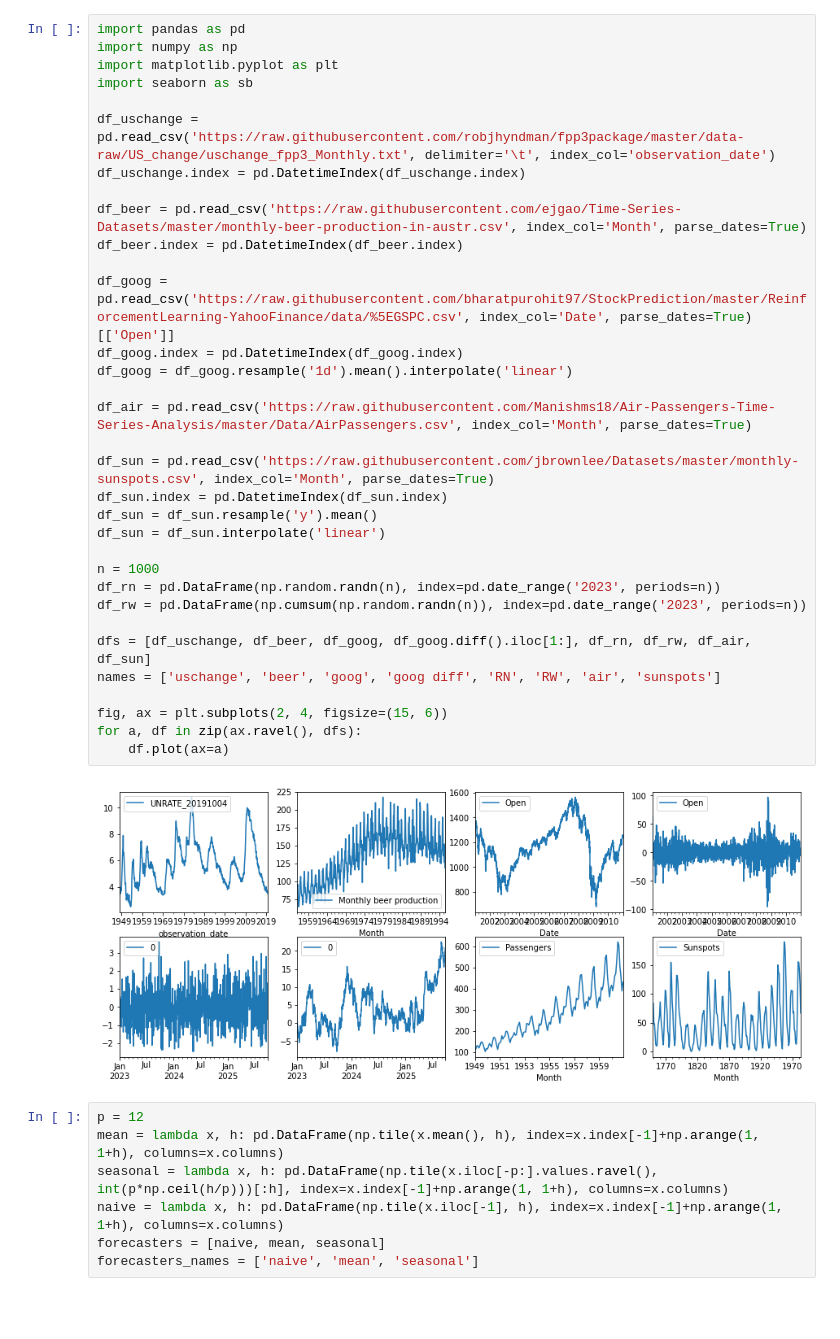
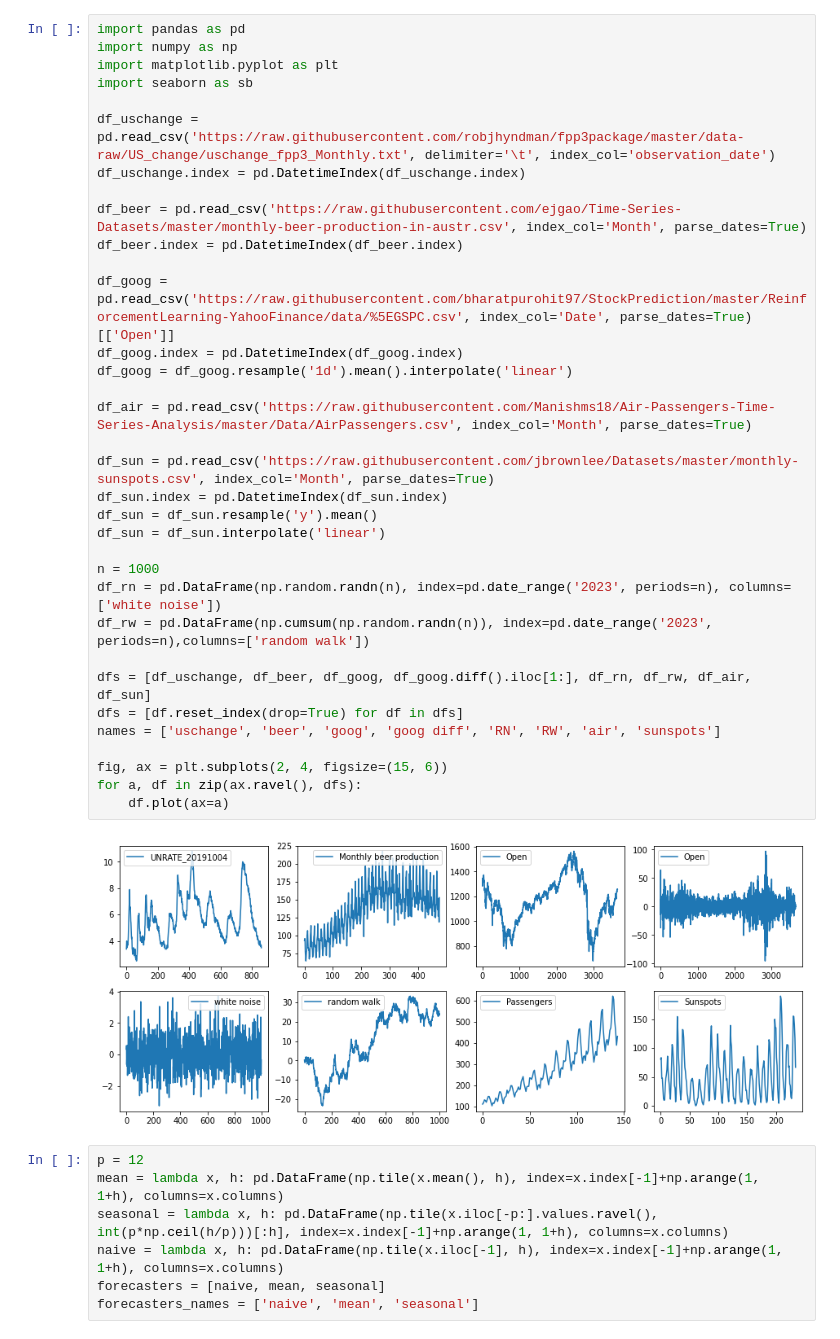
Before and after one commit to nepslor/teaching, a Jupyter notebook: TimeSeriesForecasting/solutions/Benchmark_models_and_bootstrap.ipynb, the cells around one changed output. Saved outputs shown, nothing was run; the diff lists cells and outputs as text; blank space fills up the shorter version.

```diff
--- a/TimeSeriesForecasting/solutions/Benchmark_models_and_bootstrap.ipynb
+++ b/TimeSeriesForecasting/solutions/Benchmark_models_and_bootstrap.ipynb
@@ -22,36 +22,37 @@ import pandas as pd
 import numpy as np
 import matplotlib.pyplot as plt
 import seaborn as sb
 
 df_uschange = pd.read_csv('https://raw.githubusercontent.com/robjhyndman/fpp3package/master/data-raw/US_change/uschange_fpp3_Monthly.txt', delimiter='\t', index_col='observation_date')
 df_uschange.index = pd.DatetimeIndex(df_uschange.index)
 
 df_beer = pd.read_csv('https://raw.githubusercontent.com/ejgao/Time-Series-Datasets/master/monthly-beer-production-in-austr.csv', index_col='Month', parse_dates=True)
 df_beer.index = pd.DatetimeIndex(df_beer.index)
 
 df_goog = pd.read_csv('https://raw.githubusercontent.com/bharatpurohit97/StockPrediction/master/ReinforcementLearning-YahooFinance/data/%5EGSPC.csv', index_col='Date', parse_dates=True)[['Open']]
 df_goog.index = pd.DatetimeIndex(df_goog.index)
 df_goog = df_goog.resample('1d').mean().interpolate('linear')
 
 df_air = pd.read_csv('https://raw.githubusercontent.com/Manishms18/Air-Passengers-Time-Series-Analysis/master/Data/AirPassengers.csv', index_col='Month', parse_dates=True)
 
 df_sun = pd.read_csv('https://raw.githubusercontent.com/jbrownlee/Datasets/master/monthly-sunspots.csv', index_col='Month', parse_dates=True)
 df_sun.index = pd.DatetimeIndex(df_sun.index)
 df_sun = df_sun.resample('y').mean()
 df_sun = df_sun.interpolate('linear')
 
 n = 1000
-df_rn = pd.DataFrame(np.random.randn(n), index=pd.date_range('2023', periods=n))
-df_rw = pd.DataFrame(np.cumsum(np.random.randn(n)), index=pd.date_range('2023', periods=n))
+df_rn = pd.DataFrame(np.random.randn(n), index=pd.date_range('2023', periods=n), columns=['white noise'])
+df_rw = pd.DataFrame(np.cumsum(np.random.randn(n)), index=pd.date_range('2023', periods=n),columns=['random walk'])
 
 dfs = [df_uschange, df_beer, df_goog, df_goog.diff().iloc[1:], df_rn, df_rw, df_air, df_sun]
+dfs = [df.reset_index(drop=True) for df in dfs]
 names = ['uschange', 'beer', 'goog', 'goog diff', 'RN', 'RW', 'air', 'sunspots']
 
 fig, ax = plt.subplots(2, 4, figsize=(15, 6))
 for a, df in zip(ax.ravel(), dfs):
     df.plot(ax=a)
 # %% [output]
-[figure, old version]
+[figure, new version]
 # %%
 p = 12
 mean = lambda x, h: pd.DataFrame(np.tile(x.mean(), h), index=x.index[-1]+np.arange(1, 1+h), columns=x.columns)
```
Also changed, not shown: parts of 8 cells of this notebook.
